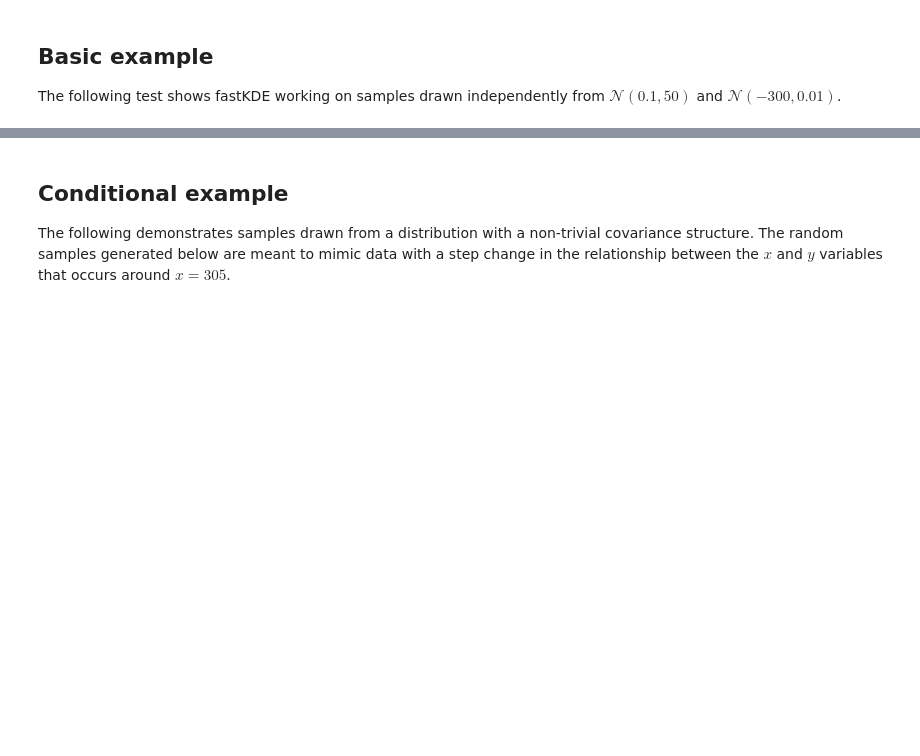
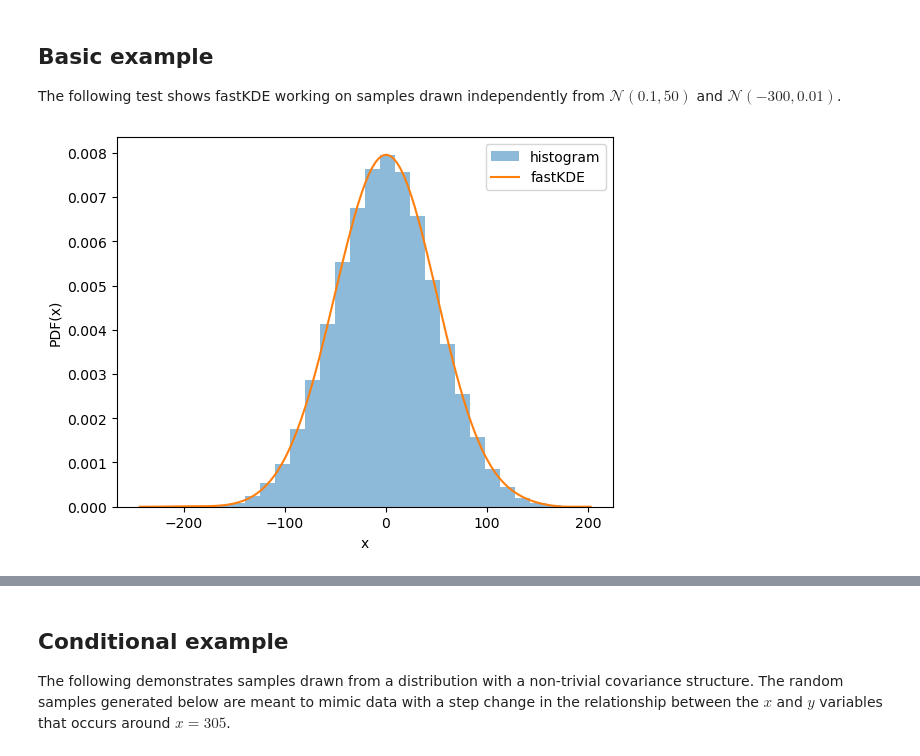
Before and after one commit to LBL-EESA/fastkde, a Jupyter notebook: examples/readme_test.ipynb, the cells around one changed output, grey strips where cells are left out. Saved outputs shown, nothing was run; the diff lists cells and outputs as text; code cells hidden in the pictures; blank space fills up the shorter version.

```diff
--- a/examples/readme_test.ipynb
+++ b/examples/readme_test.ipynb
@@ -35,6 +35,30 @@ except:
 ## Basic example
 
 The following test shows fastKDE working on samples drawn independently from $\mathcal{N}(0.1,50)$ and $\mathcal{N}(-300,0.01)$.
+# %%
+""" Demonstrate the use of fastkde on a 1D dataset """
+import numpy as np
+import fastkde
+import matplotlib.pyplot as plt
+
+# generate a 1D dataset
+N = int(1e5)
+x = 50 * np.random.normal(size=N) + 0.1
+
+# compute the KDE using fastkde
+xPDF = fastkde.pdf(x)
+
+# compare with a historgram
+plt.hist(x, bins=30, density=True, alpha=0.5, label='histogram')
+
+# plot the fastKDE
+xPDF.plot(label = 'fastKDE')
+plt.xlabel('x')
+plt.ylabel('PDF(x)')
+plt.legend()
+plt.show()
+# %% [output]
+[figure, added]
 # %%
 """ Demonstrate the first README example. """
 import numpy as np
```
Also changed, not shown: parts of 3 cells of this notebook, 4 other files.
